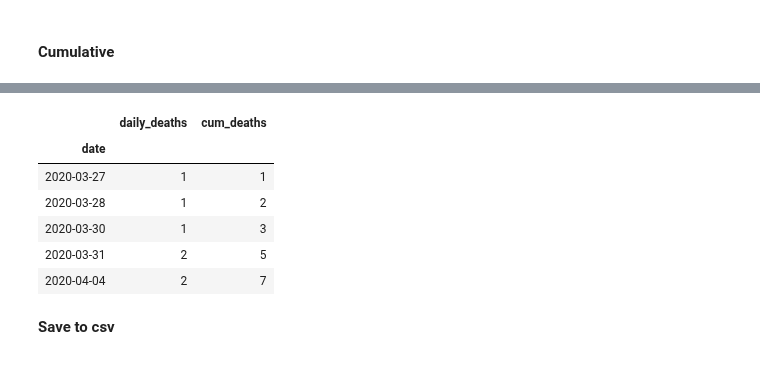
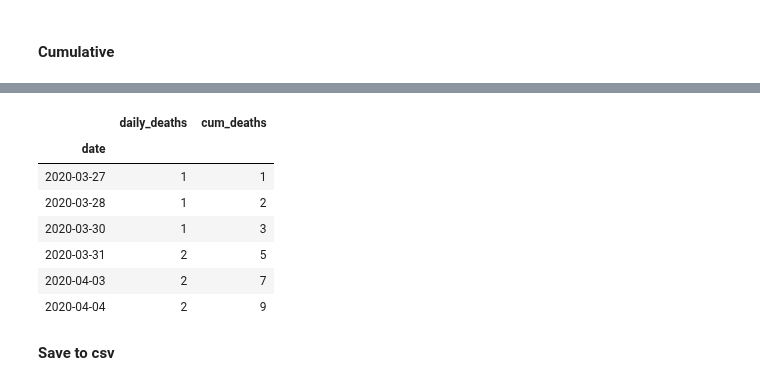
Before and after one commit to SimonRosen173/Covid19SAData, a Jupyter notebook: Data_Preprocessing.ipynb, the cells around one changed output, grey strips where cells are left out. Saved outputs shown, nothing was run; the diff lists cells and outputs as text; code cells hidden in the pictures.

```diff
--- a/Data_Preprocessing.ipynb
+++ b/Data_Preprocessing.ipynb
@@ -632,23 +645,24 @@ deaths_data_per_day
 # %%
 # Format must be dd-mm-YYYY
 date_str = "04-04-2020"
 date_dt = pd.to_datetime(date_str, format='%d-%m-%Y')
-new_tot_deaths = 7
+new_tot_deaths = 9
 
 new_daily_deaths = new_tot_deaths - deaths_data_per_day.iloc[-1]['cum_deaths']
 new_df_entry = pd.DataFrame({"date":[date_dt],
                              "daily_deaths":[new_daily_deaths],
                              "cum_deaths":[new_tot_deaths],}).set_index('date')
 deaths_data_per_day = pd.concat([deaths_data_per_day, new_df_entry])
 deaths_data_per_day
 # %% [output]
 |  | daily_deaths | cum_deaths |
 | date |  |  |
 | 2020-03-27 | 1 | 1 |
 | 2020-03-28 | 1 | 2 |
 | 2020-03-30 | 1 | 3 |
 | 2020-03-31 | 2 | 5 |
-| 2020-04-04 | 2 | 7 |
+| 2020-04-03 | 2 | 7 |
+| 2020-04-04 | 2 | 9 |
 # %% [markdown]
 **Save to csv**
 # %%
```
Also changed, not shown: parts of 33 cells of this notebook, 27 other files.
